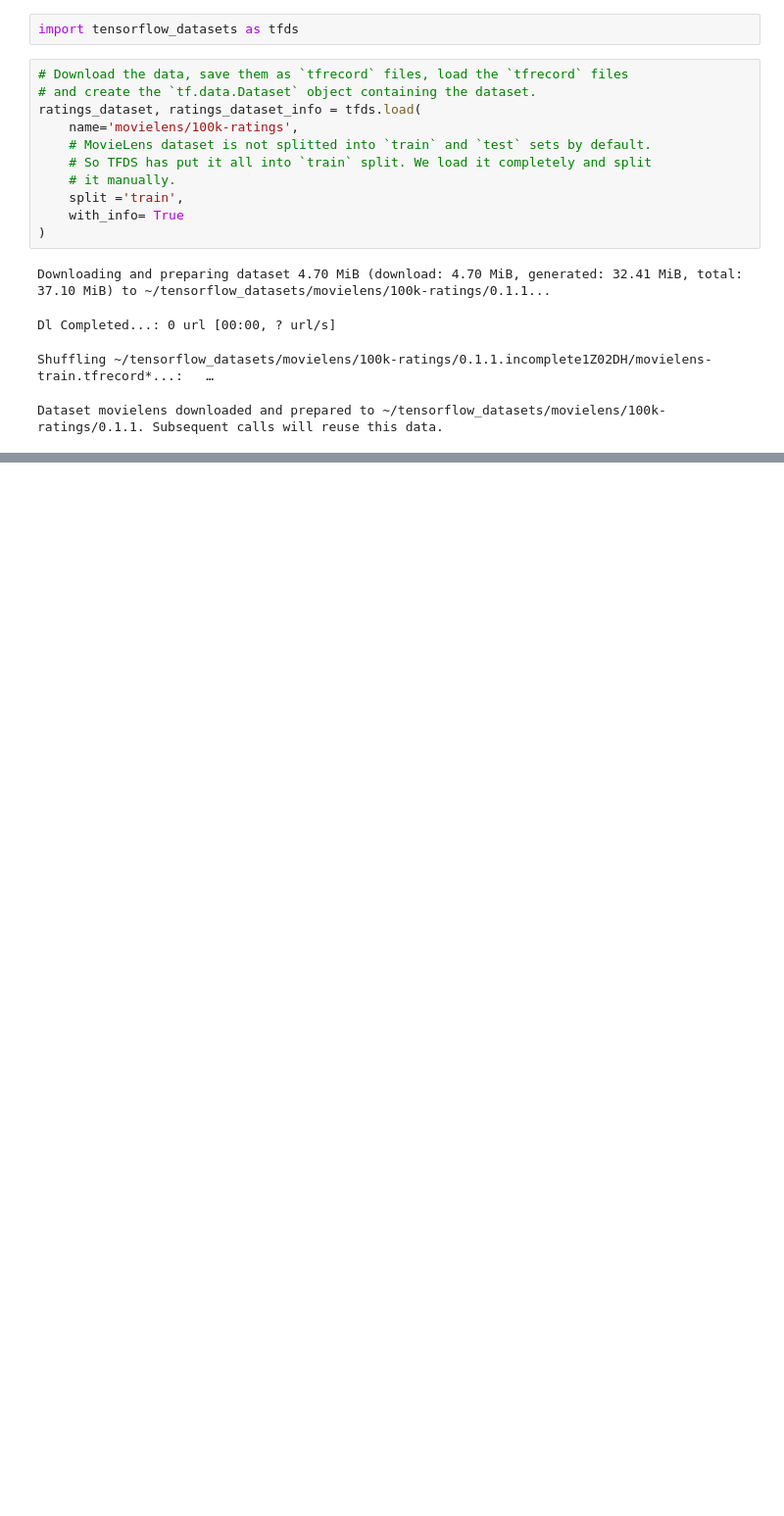
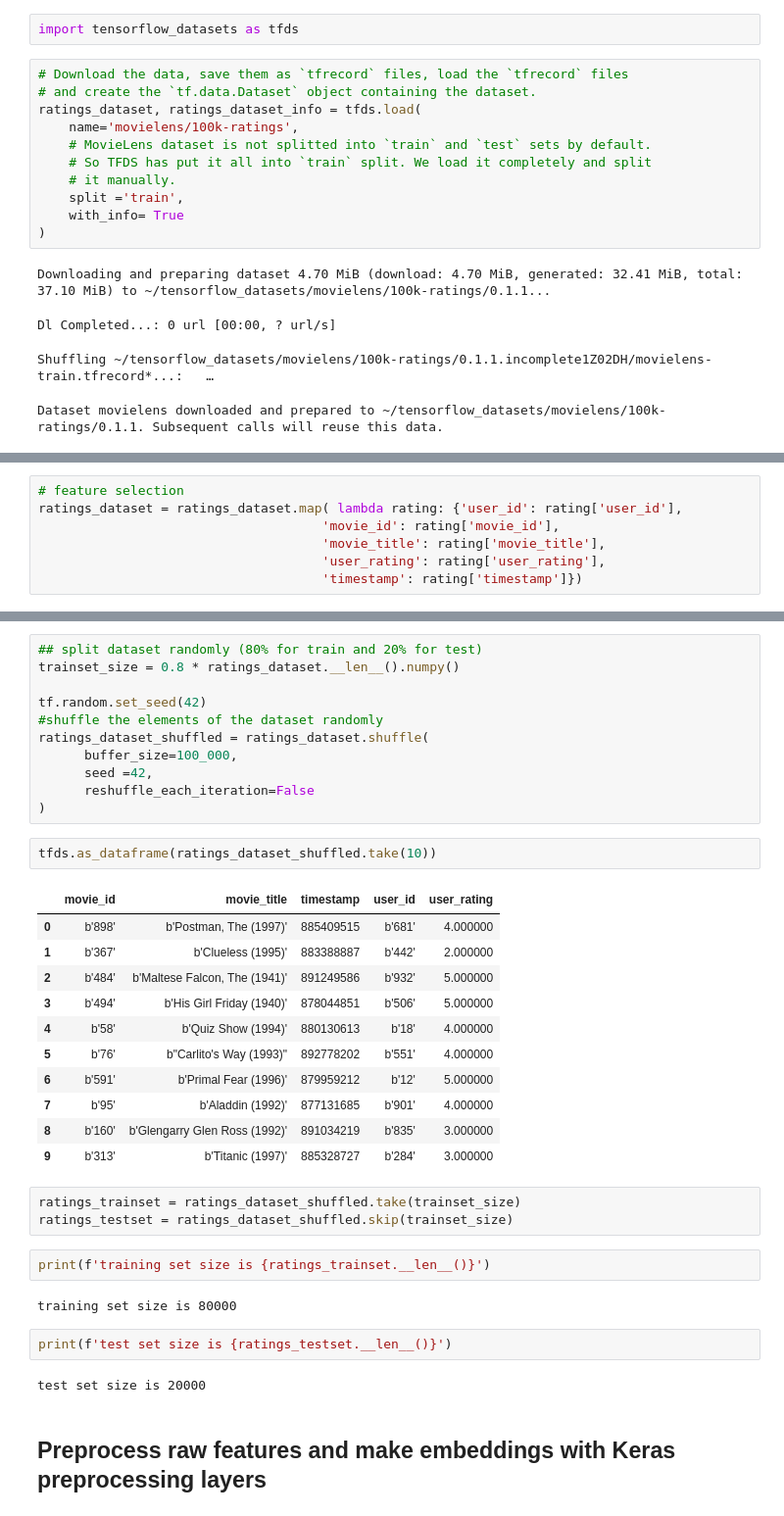
Before and after one commit to bellazeng2016/playground, a Jupyter notebook: recommendation_sys.ipynb, the cells around one changed output, grey strips where cells are left out. Shown: that part at 98% size. Drawn from its saved outputs; the diff is of its cells as text; blank space fills up the shorter version.

```diff
--- a/recommendation_sys.ipynb
+++ b/recommendation_sys.ipynb
@@ -22,0 +51,7 @@ Dataset movielens downloaded and prepared to ~/tensorflow_datasets/movielens/100
+# %%
+# feature selection
+ratings_dataset = ratings_dataset.map( lambda rating: {'user_id': rating['user_id'],
+                                     'movie_id': rating['movie_id'],
+                                     'movie_title': rating['movie_title'],
+                                     'user_rating': rating['user_rating'],
+                                     'timestamp': rating['timestamp']})
@@ -22,0 +67,38 @@ Dataset movielens downloaded and prepared to ~/tensorflow_datasets/movielens/100
+# %%
+## split dataset randomly (80% for train and 20% for test)
+trainset_size = 0.8 * ratings_dataset.__len__().numpy()
+
+tf.random.set_seed(42)
+#shuffle the elements of the dataset randomly
+ratings_dataset_shuffled = ratings_dataset.shuffle(
+      buffer_size=100_000,
+      seed =42,
+      reshuffle_each_iteration=False
+)
+# %%
+tfds.as_dataframe(ratings_dataset_shuffled.take(10))
+# %% [output]
+|  | movie_id | movie_title | timestamp | user_id | user_rating |
+| 0 | b'898' | b'Postman, The (1997)' | 885409515 | b'681' | 4.000000 |
+| 1 | b'367' | b'Clueless (1995)' | 883388887 | b'442' | 2.000000 |
+| 2 | b'484' | b'Maltese Falcon, The (1941)' | 891249586 | b'932' | 5.000000 |
+| 3 | b'494' | b'His Girl Friday (1940)' | 878044851 | b'506' | 5.000000 |
+| 4 | b'58' | b'Quiz Show (1994)' | 880130613 | b'18' | 4.000000 |
+| 5 | b'76' | b"Carlito's Way (1993)" | 892778202 | b'551' | 4.000000 |
+| 6 | b'591' | b'Primal Fear (1996)' | 879959212 | b'12' | 5.000000 |
+| 7 | b'95' | b'Aladdin (1992)' | 877131685 | b'901' | 4.000000 |
+| 8 | b'160' | b'Glengarry Glen Ross (1992)' | 891034219 | b'835' | 3.000000 |
+| 9 | b'313' | b'Titanic (1997)' | 885328727 | b'284' | 3.000000 |
+# %%
+ratings_trainset = ratings_dataset_shuffled.take(trainset_size)
+ratings_testset = ratings_dataset_shuffled.skip(trainset_size)
+# %%
+print(f'training set size is {ratings_trainset.__len__()}')
+# %% [output]
+training set size is 80000
+# %%
+print(f'test set size is {ratings_testset.__len__()}')
+# %% [output]
+test set size is 20000
+# %% [markdown]
+## Preprocess raw features and make embeddings with Keras preprocessing layers
```
Also changed, not shown: parts of 22 cells of this notebook.
